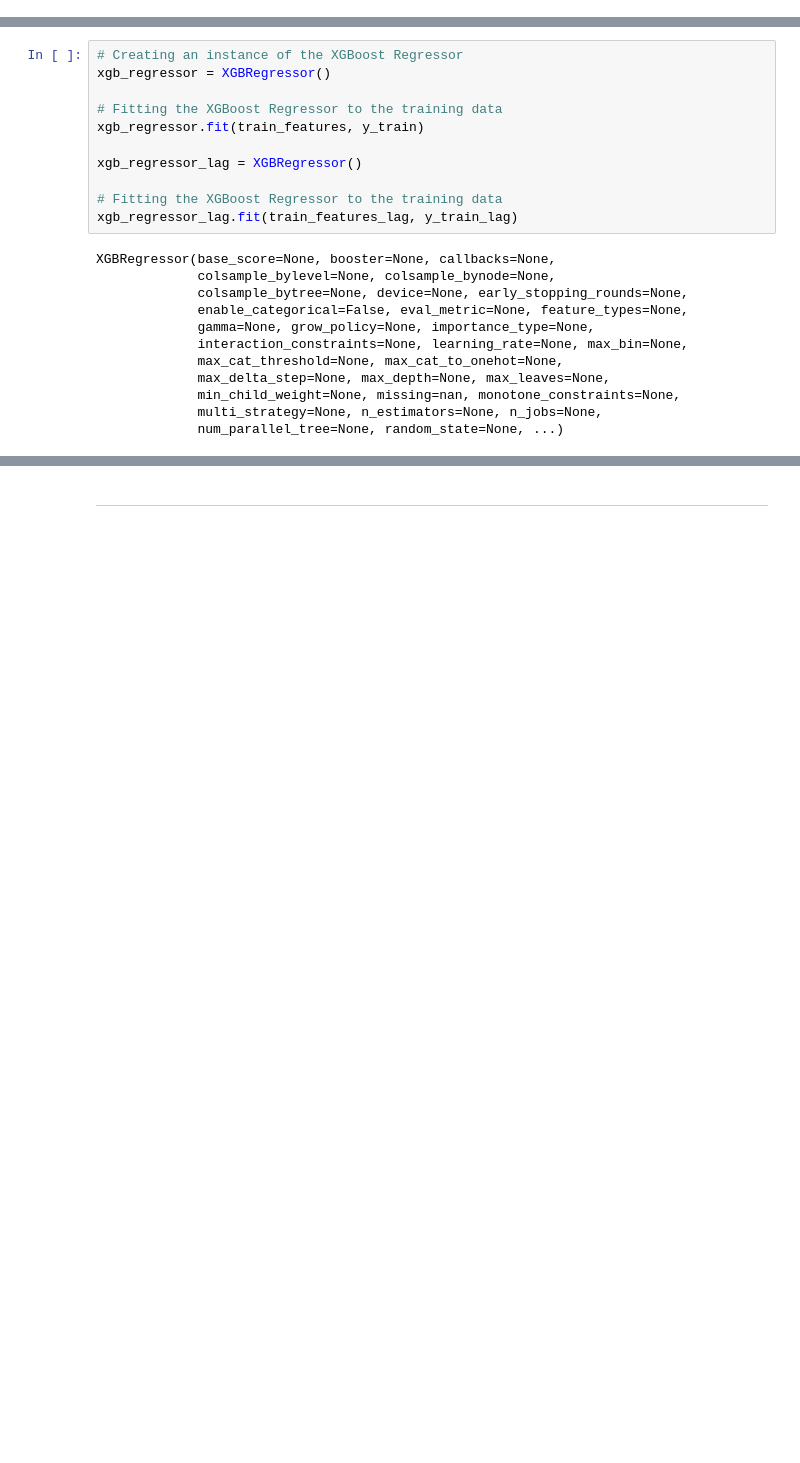
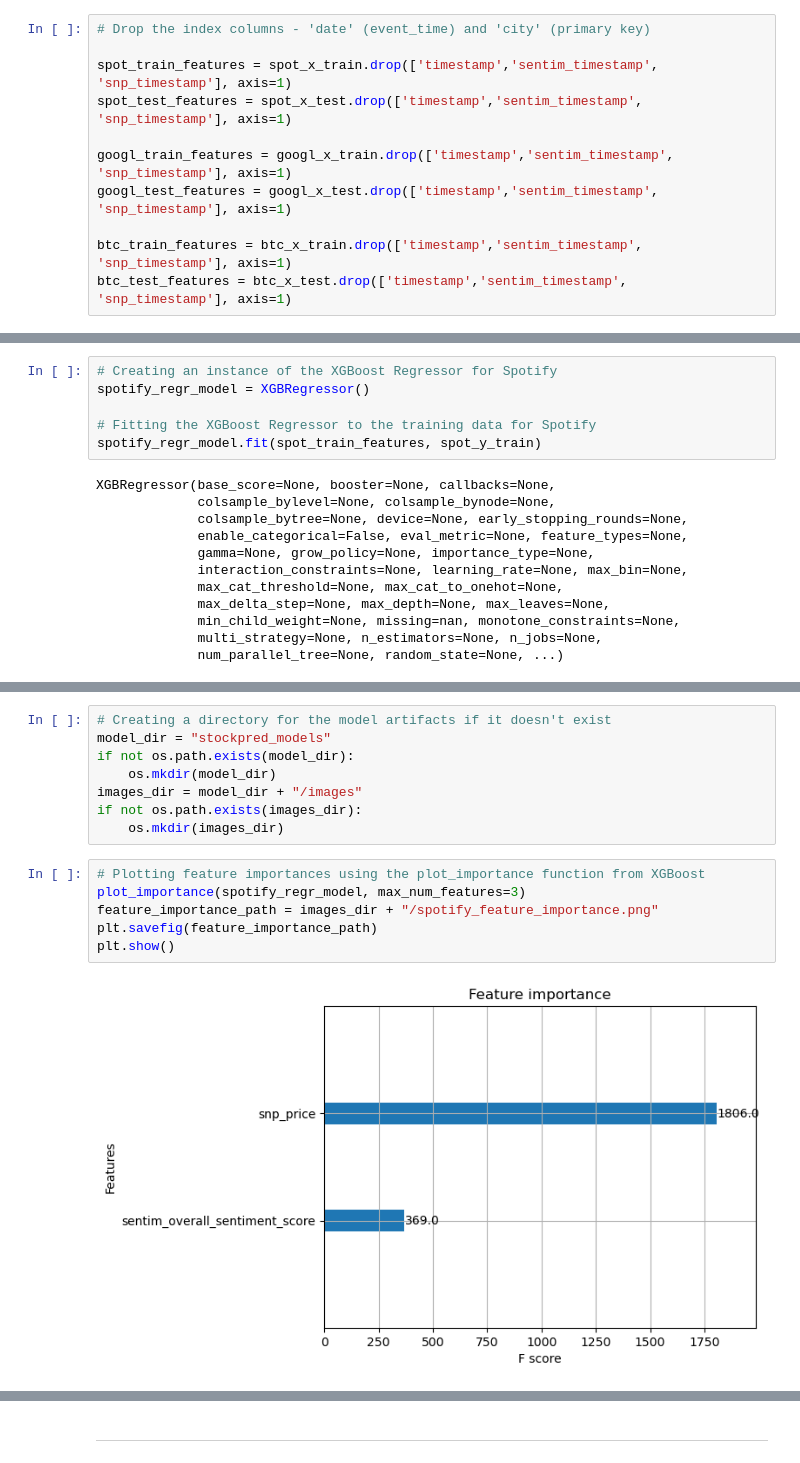
Before and after one commit to TheresaHoesl/StockMarketPrediction, a Jupyter notebook: notebooks/3_stockpred_training_pipeline.ipynb, the cells around one changed output, grey strips where cells are left out. Drawn from its saved outputs; the diff is of its cells as text; blank space fills up the shorter version.

Commit message:
update/added good models, feature-importance graphs & nb 3

```diff
--- a/notebooks/3_stockpred_training_pipeline.ipynb
+++ b/notebooks/3_stockpred_training_pipeline.ipynb
@@ -228,0 +191,11 @@ y_train
+# %%
+# Drop the index columns - 'date' (event_time) and 'city' (primary key)
+
+spot_train_features = spot_x_train.drop(['timestamp','sentim_timestamp', 'snp_timestamp'], axis=1)
+spot_test_features = spot_x_test.drop(['timestamp','sentim_timestamp', 'snp_timestamp'], axis=1)
+
+googl_train_features = googl_x_train.drop(['timestamp','sentim_timestamp', 'snp_timestamp'], axis=1)
+googl_test_features = googl_x_test.drop(['timestamp','sentim_timestamp', 'snp_timestamp'], axis=1)
+
+btc_train_features = btc_x_train.drop(['timestamp','sentim_timestamp', 'snp_timestamp'], axis=1)
+btc_test_features = btc_x_test.drop(['timestamp','sentim_timestamp', 'snp_timestamp'], axis=1)
@@ -237,14 +260,9 @@ We will train a regression model to predict pm25 using our 4 features (wind_spee
 # %%
-# Creating an instance of the XGBoost Regressor
-xgb_regressor = XGBRegressor()
+# Creating an instance of the XGBoost Regressor for Spotify
+spotify_regr_model = XGBRegressor()
 
-# Fitting the XGBoost Regressor to the training data
-xgb_regressor.fit(train_features, y_train)
-
-xgb_regressor_lag = XGBRegressor()
-
-# Fitting the XGBoost Regressor to the training data
-xgb_regressor_lag.fit(train_features_lag, y_train_lag)
+# Fitting the XGBoost Regressor to the training data for Spotify
+spotify_regr_model.fit(spot_train_features, spot_y_train)
 # %% [output]
 XGBRegressor(base_score=None, booster=None, callbacks=None,
              colsample_bylevel=None, colsample_bynode=None,
@@ -287,0 +356,16 @@ R squared: 0.3181840338728458
+# %%
+# Creating a directory for the model artifacts if it doesn't exist
+model_dir = "stockpred_models"
+if not os.path.exists(model_dir):
+    os.mkdir(model_dir)
+images_dir = model_dir + "/images"
+if not os.path.exists(images_dir):
+    os.mkdir(images_dir)
+# %%
+# Plotting feature importances using the plot_importance function from XGBoost
+plot_importance(spotify_regr_model, max_num_features=3)
+feature_importance_path = images_dir + "/spotify_feature_importance.png"
+plt.savefig(feature_importance_path)
+plt.show()
+# %% [output]
+[figure, added]
```
Also changed, not shown: parts of 36 cells of this notebook, 8 other files.
